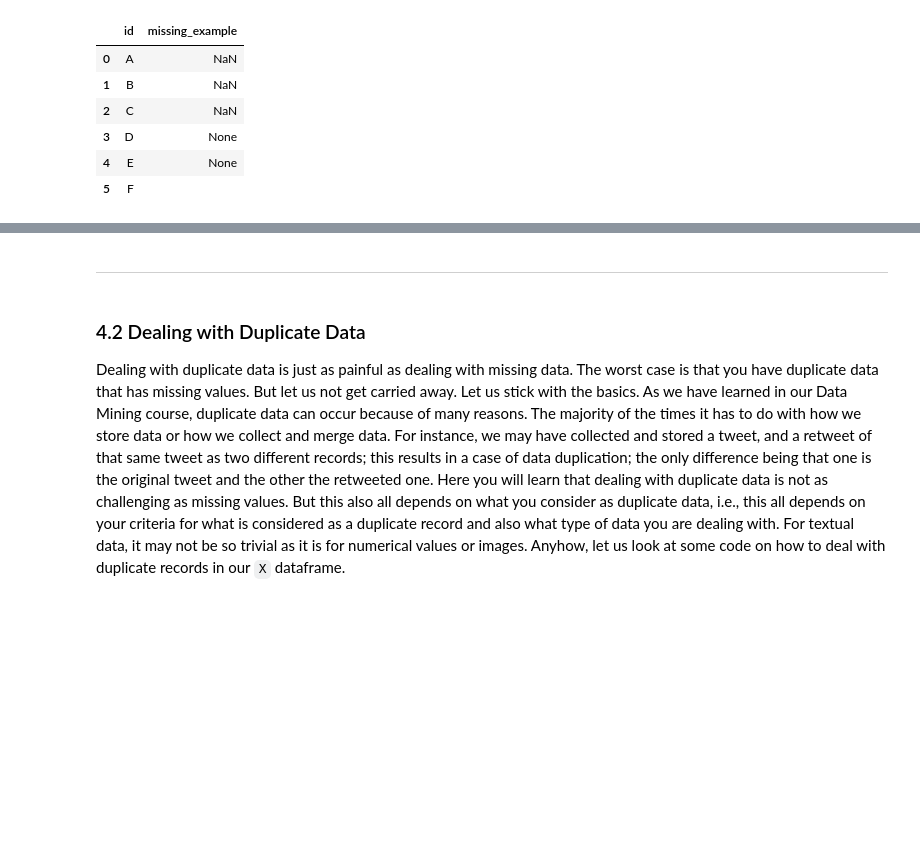
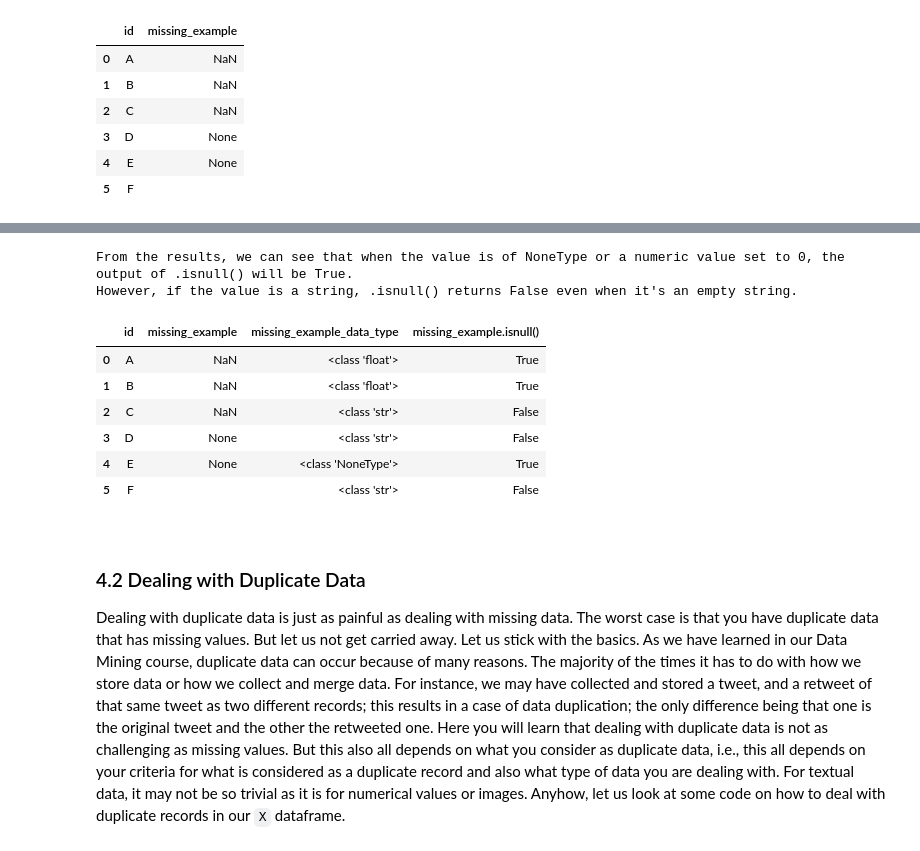
Before and after one commit to VictorKuanglhu/DM2024-Lab1-Master, a Jupyter notebook: DM2024-Lab1-Master.ipynb, the cells around one changed output, grey strips where cells are left out. Saved outputs shown, nothing was run; the diff lists cells and outputs as text; code cells hidden in the pictures; blank space fills up the shorter version.

```diff
--- a/DM2024-Lab1-Master.ipynb
+++ b/DM2024-Lab1-Master.ipynb
@@ -557,5 +599,25 @@ Name: missing_example, dtype: bool
+# %%
+# Answer here
+NA_df['missing_example_data_type'] = NA_df['missing_example'].apply(lambda v: type(v))
+NA_df['missing_example.isnull()'] = NA_df['missing_example'].isnull()
+
+# From the results, we can see that when the value is of NoneType or a numeric value set to 0, the output of .isnull() will be True.
+# However, if the value is a string, .isnull() returns False even when it's an empty string.
+print("From the results, we can see that when the value is of NoneType or a numeric value set to 0, the output of .isnull() will be True. \nHowever, if the value is a string, .isnull() returns False even when it's an empty string.\n\n")
+
+NA_df
+# %% [output]
+From the results, we can see that when the value is of NoneType or a numeric value set to 0, the output of .isnull() will be True.
+However, if the value is a string, .isnull() returns False even when it's an empty string.
+|  | id | missing_example | missing_example_data_type | missing_example.isnull() |
+| 0 | A | NaN | <class 'float'> | True |
+| 1 | B | NaN | <class 'float'> | True |
+| 2 | C | NaN | <class 'str'> | False |
+| 3 | D | None | <class 'str'> | False |
+| 4 | E | None | <class 'NoneType'> | True |
+| 5 | F |  | <class 'str'> | False |
 # %% [markdown]
----
+<!-- --- -->
 # %% [markdown]
 ### 4.2 Dealing with Duplicate Data
 Dealing with duplicate data is just as painful as dealing with missing data. The worst case is that you have duplicate data that has missing values. But let us not get carried away. Let us stick with the basics. As we have learned in our Data Mining course, duplicate data can occur because of many reasons. The majority of the times it has to do with how we store data or how we collect and merge data. For instance, we may have collected and stored a tweet, and a retweet of that same tweet as two different records; this results in a case of data duplication; the only difference being that one is the original tweet and the other the retweeted one. Here you will learn that dealing with duplicate data is not as challenging as missing values. But this also all depends on what you consider as duplicate data, i.e., this all depends on your criteria for what is considered as a duplicate record and also what type of data you are dealing with. For textual data, it may not be so trivial as it is for numerical values or images. Anyhow, let us look at some code on how to deal with duplicate records in our `X` dataframe.
```
Also changed, not shown: parts of 12 cells of this notebook.
